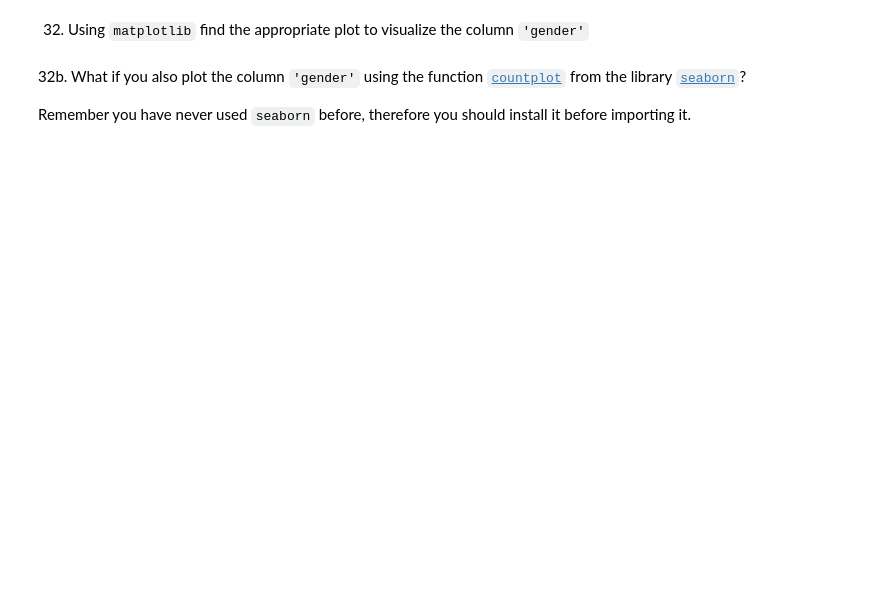
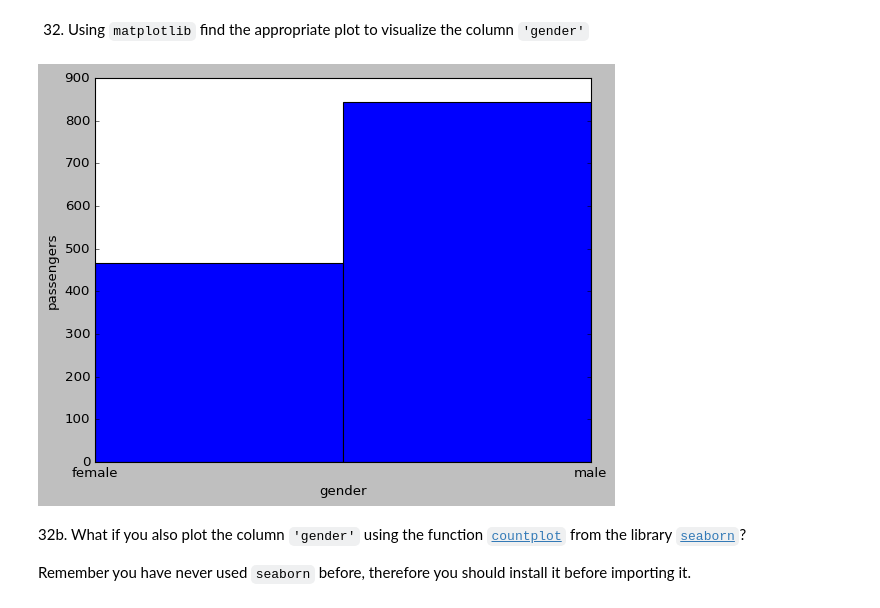
Before and after one commit to Avalverdep/2026-10-BILBAO-FT-Data-Science, a Jupyter notebook: 2-Data_Analysis/2-Pandas/Practica/7-Titanic/Titanic-exercise.ipynb, the cells around one changed output. Saved outputs shown, nothing was run; the diff lists cells and outputs as text; code cells hidden in the pictures; blank space fills up the shorter version.

```diff
--- a/2-Data_Analysis/2-Pandas/Practica/7-Titanic/Titanic-exercise.ipynb
+++ b/2-Data_Analysis/2-Pandas/Practica/7-Titanic/Titanic-exercise.ipynb
@@ -462,5 +486,13 @@ import matplotlib.pyplot as plt
 # %% [markdown]
 32. Using `matplotlib` find the appropriate plot to visualize the column `'gender'`
+# %%
+plt.style.use('classic')
+plt.hist(titanic['gender'], bins = 2)
+plt.xlabel('gender')
+plt.ylabel('passengers')
+plt.show()
+# %% [output]
+[figure, added]
 # %% [markdown]
 32b. What if you also plot the column `'gender'` using the function [`countplot`](https://seaborn.pydata.org/generated/seaborn.countplot.html) from the library [`seaborn`](https://seaborn.pydata.org/)?
 
```
Also changed, not shown: parts of 8 cells of this notebook, 11 other files.
